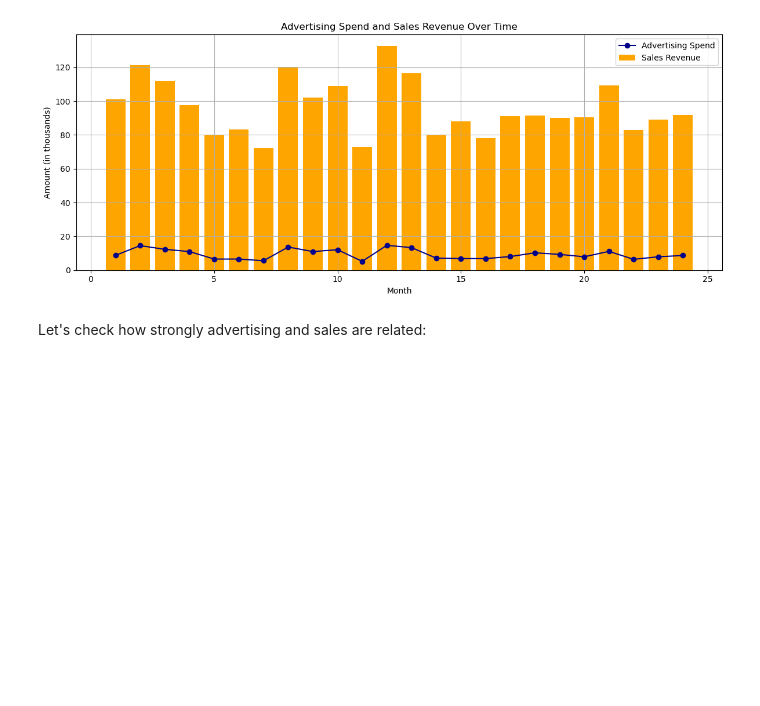
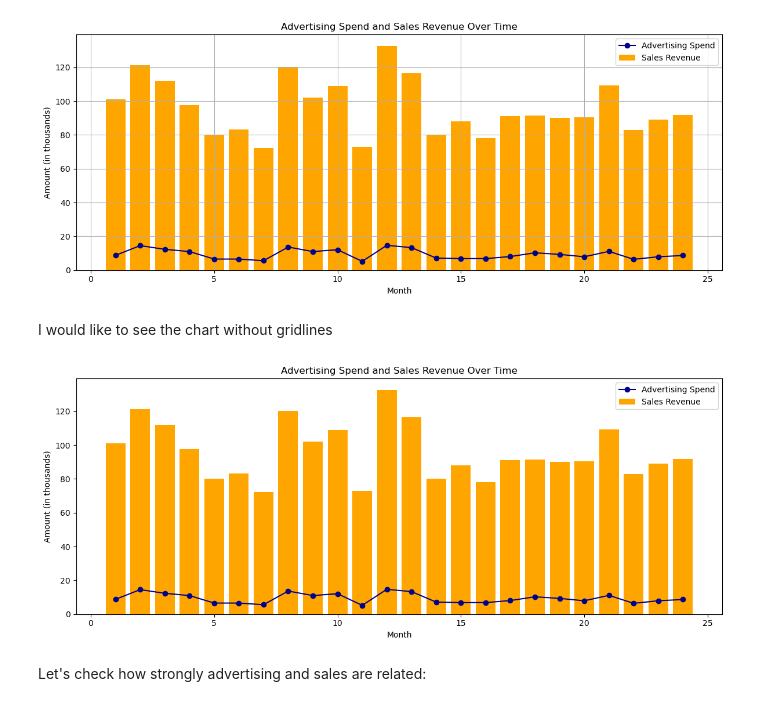
Before and after one commit to tnblagoeva/advertising_sales_model, a Jupyter notebook: Final_exam_math_concepts_Tatyana_Bliznakova.ipynb, the cells around one changed output. Cells and saved outputs as stored; diff of their text form; code cells hidden in the pictures; blank space fills up the shorter version.

Commit message:
Removed gridlines

```diff
--- a/Final_exam_math_concepts_Tatyana_Bliznakova.ipynb
+++ b/Final_exam_math_concepts_Tatyana_Bliznakova.ipynb
@@ -95,6 +95,27 @@ plt.tight_layout()
 plt.show()
 # %% [output]
 [figure]
+# %% [markdown]
+I would like to see the chart without gridlines
+# %%
+# Plotting Advertising Spend and Sales Revenue over time
+plt.figure(figsize=(12, 5))
+
+# Advertising Spend - Bar
+plt.plot(df['Month'], df['Advertising_Spend'], label='Advertising Spend', color="darkblue",marker='o')
+
+# Sales Revenue - Line
+plt.bar(df['Month'], df['Sales_Revenue'], label='Sales Revenue', color="orange", )
+
+plt.title('Advertising Spend and Sales Revenue Over Time')
+plt.xlabel('Month')
+plt.ylabel('Amount (in thousands)')
+plt.legend()
+plt.grid(False)
+plt.tight_layout()
+plt.show()
+# %% [output]
+[figure, added]
 # %% [markdown]
 Let's check how strongly advertising and sales are related:
 # %%
```
